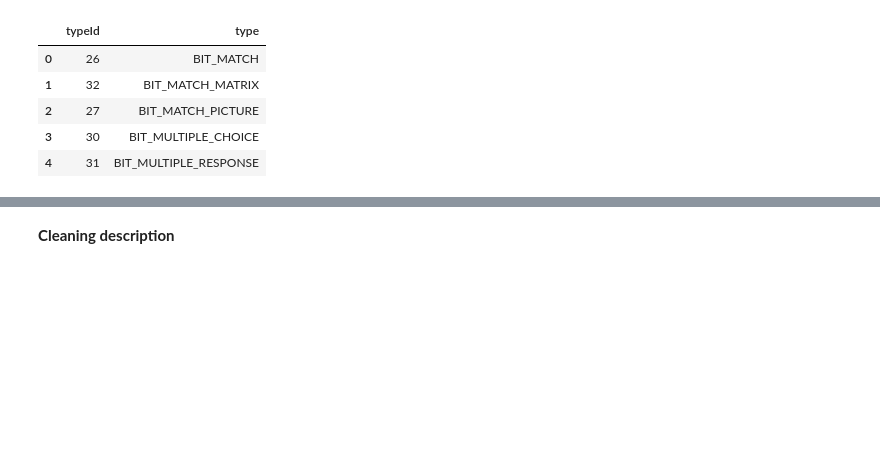
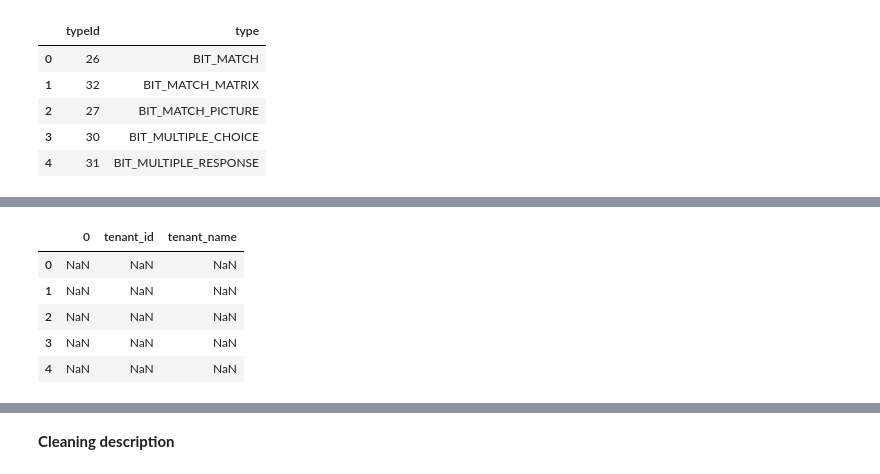
Before and after one commit to ghalifaten/master_thesis, a Jupyter notebook: 1a_cleaning_open_tasks.ipynb, the cells around one changed output, grey strips where cells are left out. Saved outputs shown, nothing was run; the diff lists cells and outputs as text; code cells hidden in the pictures; blank space fills up the shorter version.

```diff
--- a/1a_cleaning_open_tasks.ipynb
+++ b/1a_cleaning_open_tasks.ipynb
@@ -73,0 +57,11 @@ df_open_tasks = df_open_tasks[df_open_tasks["tenant"].isin(["Cornelsen DE", "Cor
+# %%
+df_tenants = df_content["tenant"].apply(pd.Series)
+df_tenants.rename(columns={"id": "tenant_id", "name": "tenant_name"}, inplace=True)
+df_tenants.head()
+# %% [output]
+|  | 0 | tenant_id | tenant_name |
+| 0 | NaN | NaN | NaN |
+| 1 | NaN | NaN | NaN |
+| 2 | NaN | NaN | NaN |
+| 3 | NaN | NaN | NaN |
+| 4 | NaN | NaN | NaN |
```
Also changed, not shown: parts of 34 cells of this notebook, 4 other files.
